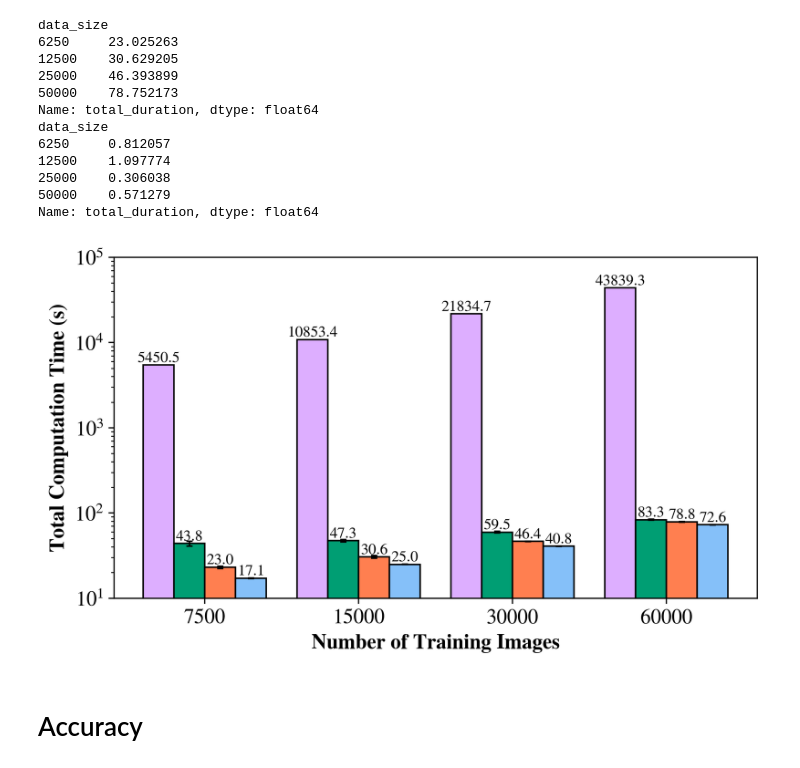
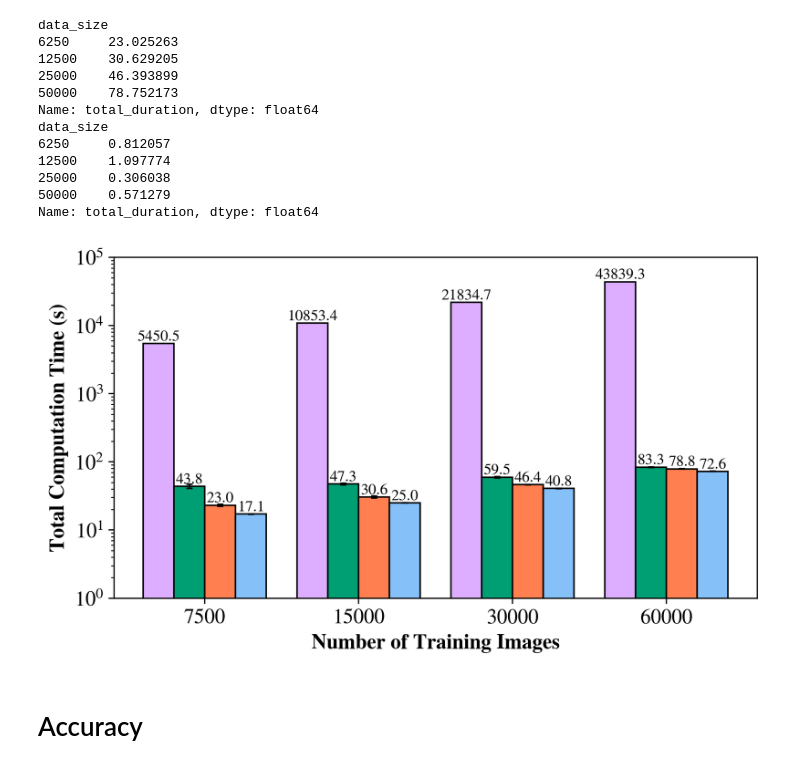
Before and after one commit to Dumplingz/data-pooling-experiments, a Jupyter notebook: data_analysis/cifar_datasize_data_parsing.ipynb, the cells around one changed output. Cells and saved outputs as stored; diff of their text form; code cells hidden in the pictures.

```diff
--- a/data_analysis/cifar_datasize_data_parsing.ipynb
+++ b/data_analysis/cifar_datasize_data_parsing.ipynb
@@ -160,35 +160,35 @@ plt.bar(x=X_axis+0.5*width,width=width,height=ds_medians,yerr=ds_stdevs,
 ds_label = map(lambda n: '{0:.1f}'.format(n),ds_medians)
 plt.bar_label(ds_bar, ds_label, fontsize=bar_label_font_size)
 
 # Torch
 torch_bar = plt.bar(x=X_axis+1.5*width, width=width, height = torch_medians, label = "Torch", color='#85C0F9')
 plt.bar(x=X_axis+1.5*width,width=width,height=torch_medians,
         yerr=torch_stdev,
         edgecolor='black',
         error_kw={"elinewidth":1,"capsize":2,"capthick":1},
         color='none'
         )
 torch_label = map(lambda n: '{0:.1f}'.format(n),torch_medians)
 plt.bar_label(torch_bar, torch_label, fontsize=bar_label_font_size)
 
 
 plt.yscale('log')
-plt.ylim(10, 100000)
+plt.ylim(1, 100000)
 
 plt.xlabel("Number of Training Images", fontweight="bold")
 plt.ylabel("Total Computation Time (s)", fontweight="bold")
 # plt.title("Basic NN Training Time on FashionMNIST")
 # plt.legend(ncol=4, loc='upper left')
 
 
 
 plt.xticks(X_axis, ["7500", "15000", "30000", "60000"])
 
 plt.savefig("datasize_cifar_nn.pdf", bbox_inches='tight')
 
 plt.show()
 # %% [output]
-[figure, old version]
+[figure, new version]
 # %% [markdown]
 # Accuracy
 # %% [markdown]
```
Also changed, not shown: 1 other file.
